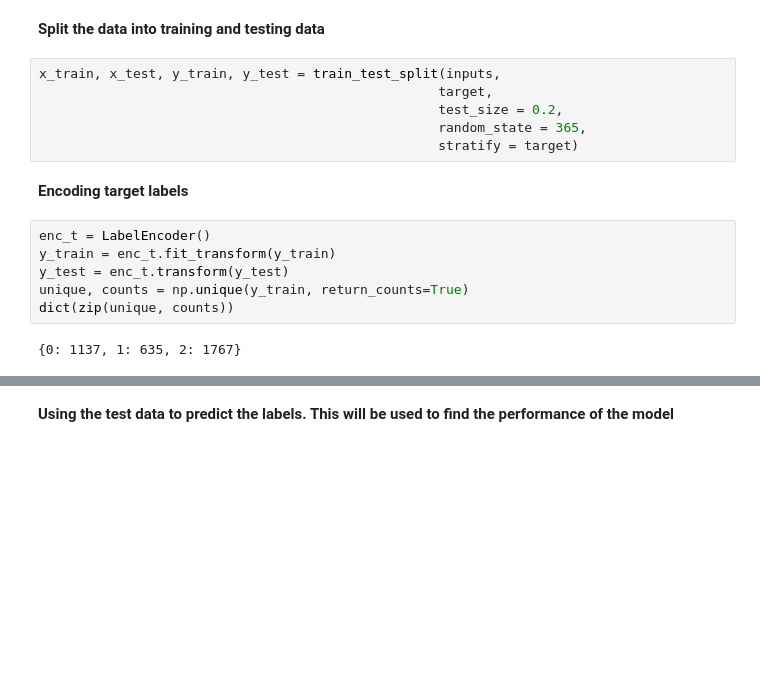
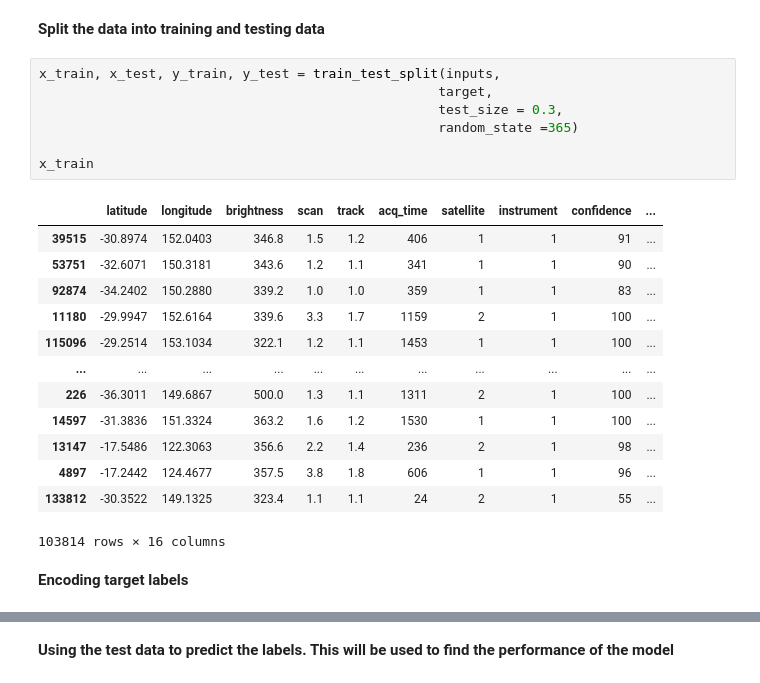
Before and after one commit to Syphonphilter/CodePlayground, a Jupyter notebook: Python-Playground/Dropout_Classification_ML_Project.ipynb, the cells around one changed output, grey strips where cells are left out. Saved outputs shown, nothing was run; the diff lists cells and outputs as text; blank space fills up the shorter version.

```diff
--- a/Python-Playground/Dropout_Classification_ML_Project.ipynb
+++ b/Python-Playground/Dropout_Classification_ML_Project.ipynb
@@ -64,16 +115,23 @@ target = data['Target']
 # %%
 x_train, x_test, y_train, y_test = train_test_split(inputs,
                                                    target,
-                                                   test_size = 0.2,
-                                                   random_state = 365,
-                                                   stratify = target)
+                                                   test_size = 0.3,
+                                                   random_state =365)
+
+x_train
+# %% [output]
+|  | latitude | longitude | brightness | scan | track | acq_time | satellite | instrument | confidence | ... |
+| 39515 | -30.8974 | 152.0403 | 346.8 | 1.5 | 1.2 | 406 | 1 | 1 | 91 | ... |
+| 53751 | -32.6071 | 150.3181 | 343.6 | 1.2 | 1.1 | 341 | 1 | 1 | 90 | ... |
+| 92874 | -34.2402 | 150.2880 | 339.2 | 1.0 | 1.0 | 359 | 1 | 1 | 83 | ... |
+| 11180 | -29.9947 | 152.6164 | 339.6 | 3.3 | 1.7 | 1159 | 2 | 1 | 100 | ... |
+| 115096 | -29.2514 | 153.1034 | 322.1 | 1.2 | 1.1 | 1453 | 1 | 1 | 100 | ... |
+| ... | ... | ... | ... | ... | ... | ... | ... | ... | ... | ... |
+| 226 | -36.3011 | 149.6867 | 500.0 | 1.3 | 1.1 | 1311 | 2 | 1 | 100 | ... |
+| 14597 | -31.3836 | 151.3324 | 363.2 | 1.6 | 1.2 | 1530 | 1 | 1 | 100 | ... |
+| 13147 | -17.5486 | 122.3063 | 356.6 | 2.2 | 1.4 | 236 | 2 | 1 | 98 | ... |
+| 4897 | -17.2442 | 124.4677 | 357.5 | 3.8 | 1.8 | 606 | 1 | 1 | 96 | ... |
+| 133812 | -30.3522 | 149.1325 | 323.4 | 1.1 | 1.1 | 24 | 2 | 1 | 55 | ... |
+103814 rows × 16 columns
 # %% [markdown]
 **Encoding target labels**
-# %%
-enc_t = LabelEncoder()
-y_train = enc_t.fit_transform(y_train)
-y_test = enc_t.transform(y_test)
-unique, counts = np.unique(y_train, return_counts=True)
-dict(zip(unique, counts))
-# %% [output]
-{0: 1137, 1: 635, 2: 1767}
```
Also changed, not shown: parts of 13 cells of this notebook, 10 other files.
